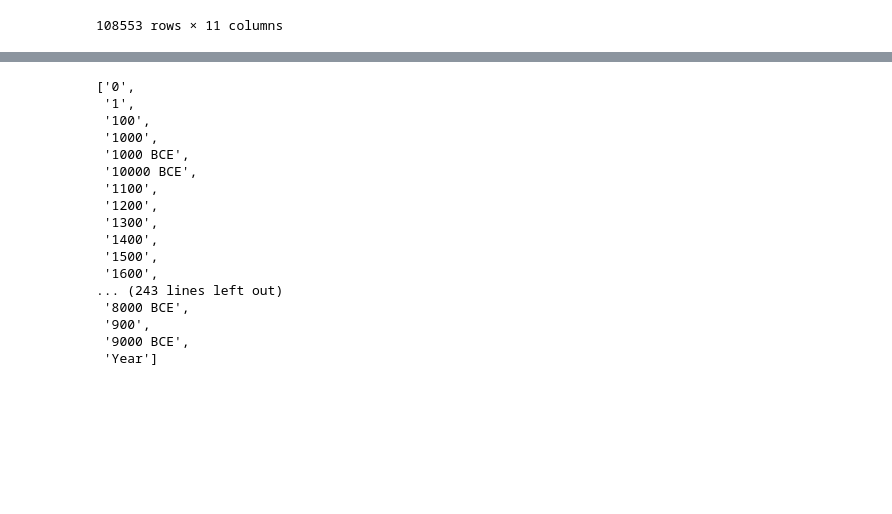
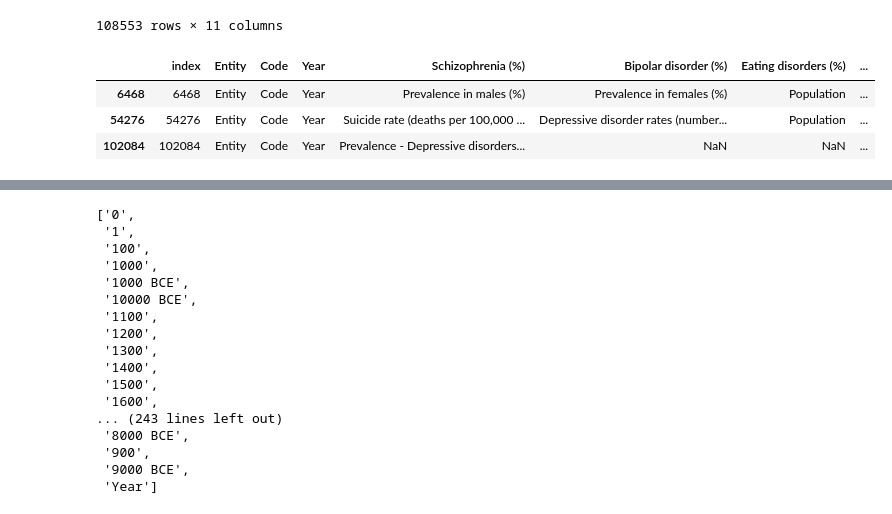
Before and after one commit to davidfernandez1619/Dashboard-Project, a Jupyter notebook: Cleaning.ipynb, the cells around one changed output, grey strips where cells are left out. Drawn from its saved outputs; the diff is of its cells as text; code cells hidden in the pictures; blank space fills up the shorter version.

```diff
--- a/Cleaning.ipynb
+++ b/Cleaning.ipynb
@@ -25,3 +25,15 @@ mental
 | 108551 | 108551 | Zimbabwe | ZWE | 2016 | 330437.353798 | NaN | NaN | ... |
 | 108552 | 108552 | Zimbabwe | ZWE | 2017 | 340583.157405 | NaN | NaN | ... |
 108553 rows × 11 columns
+# %%
+mental[mental.Year == 'Year']
+
+''' As we can see here, in our dataframe there is 4 different dataframes. The word 'Year'
+is what separates one dataframe from another. The first df is between rows 1 and 6467, the second df is between
+rows 6488 and 54275, the third df is between rows 54276 and 102083 and the fourth one is from that row to the last.
+Each df is concatenated to the previous one and, since all columns don't match, there is a lot of null values'''
+# %% [output]
+|  | index | Entity | Code | Year | Schizophrenia (%) | Bipolar disorder (%) | Eating disorders (%) | ... |
+| 6468 | 6468 | Entity | Code | Year | Prevalence in males (%) | Prevalence in females (%) | Population | ... |
+| 54276 | 54276 | Entity | Code | Year | Suicide rate (deaths per 100,000 ... | Depressive disorder rates (number... | Population | ... |
+| 102084 | 102084 | Entity | Code | Year | Prevalence - Depressive disorders... | NaN | NaN | ... |
```
Also changed, not shown: parts of 3 cells of this notebook.
